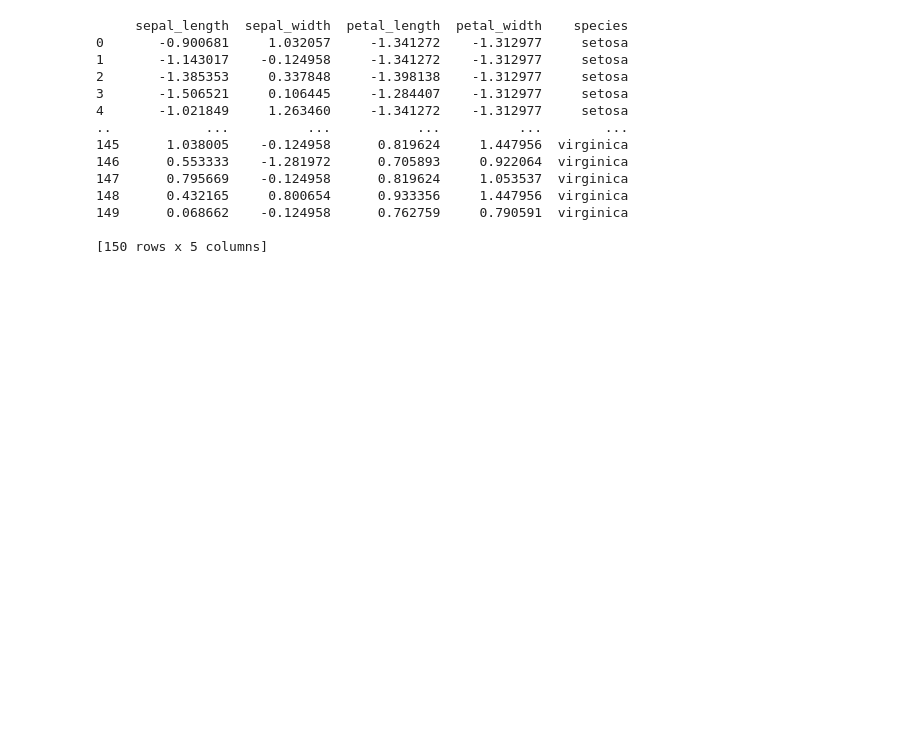
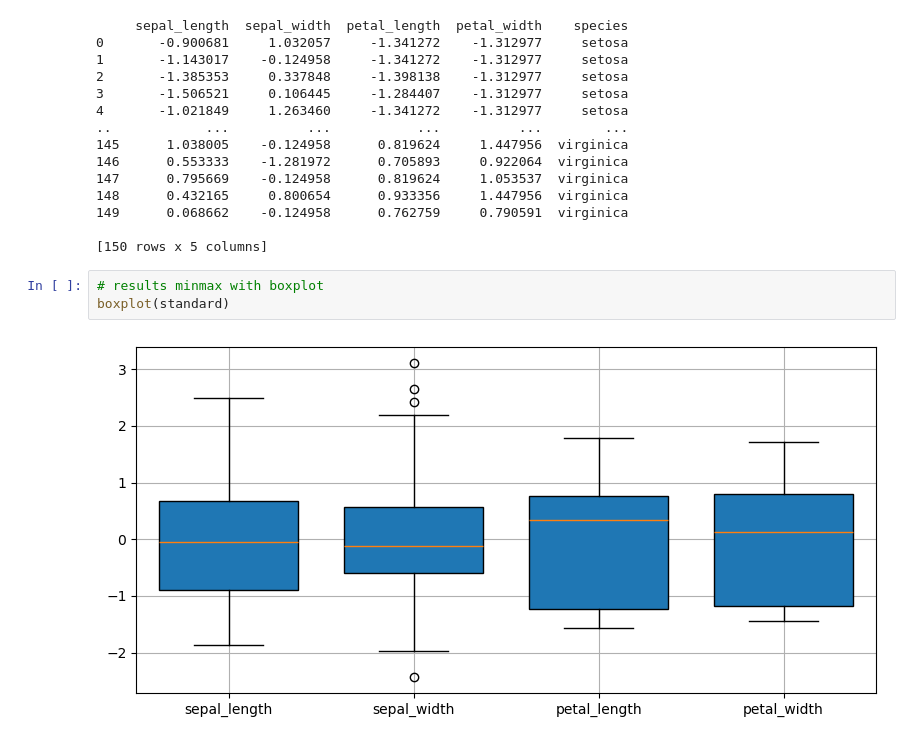
Before and after one commit to kusin/bahan-ajar-ML, a Jupyter notebook: Pertemuan 4 - Teknik Praproses Data/Preprocessing - iris.ipynb, the cells around one changed output. Saved outputs shown, nothing was run; the diff lists cells and outputs as text; blank space fills up the shorter version.

```diff
--- a/Pertemuan 4 - Teknik Praproses Data/Preprocessing - iris.ipynb
+++ b/Pertemuan 4 - Teknik Praproses Data/Preprocessing - iris.ipynb
@@ -167,3 +168,8 @@ print(standard)
 149      0.068662    -0.124958      0.762759     0.790591  virginica
 
 [150 rows x 5 columns]
+# %%
+# results minmax with boxplot
+boxplot(standard)
+# %% [output]
+[figure, added]
```
Also changed, not shown: parts of 6 cells of this notebook.
